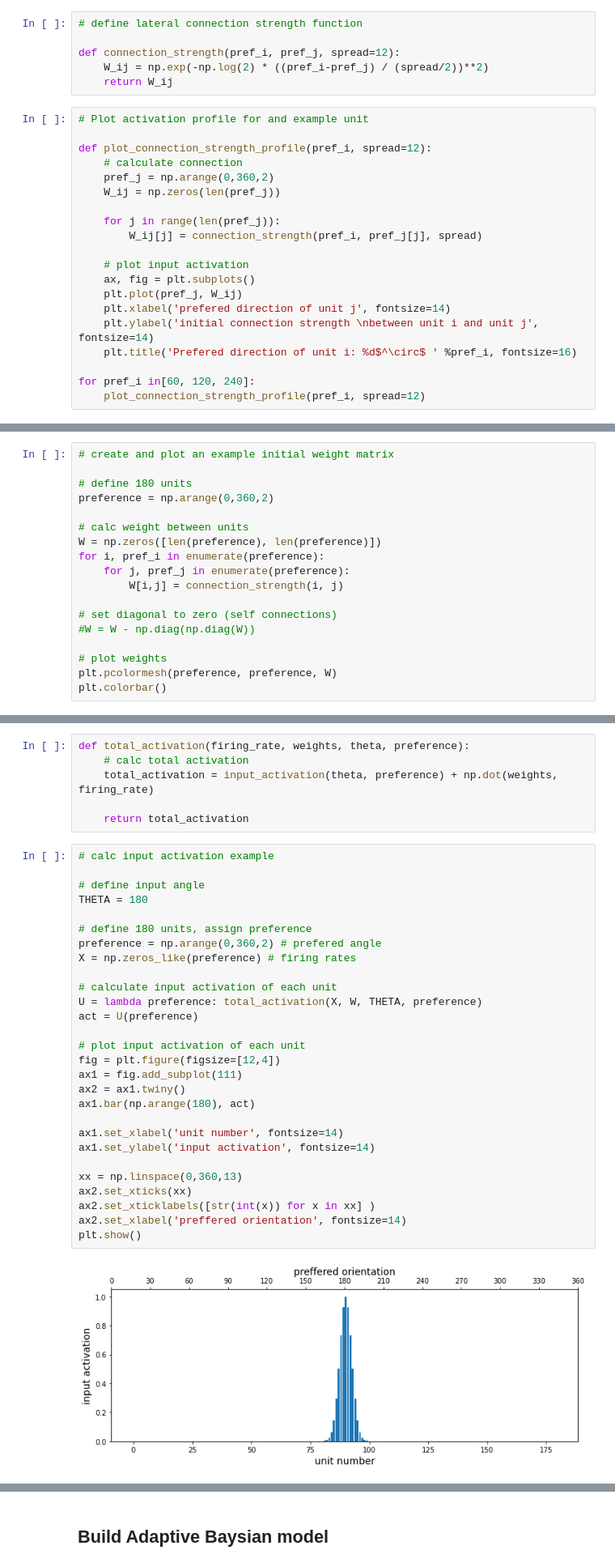
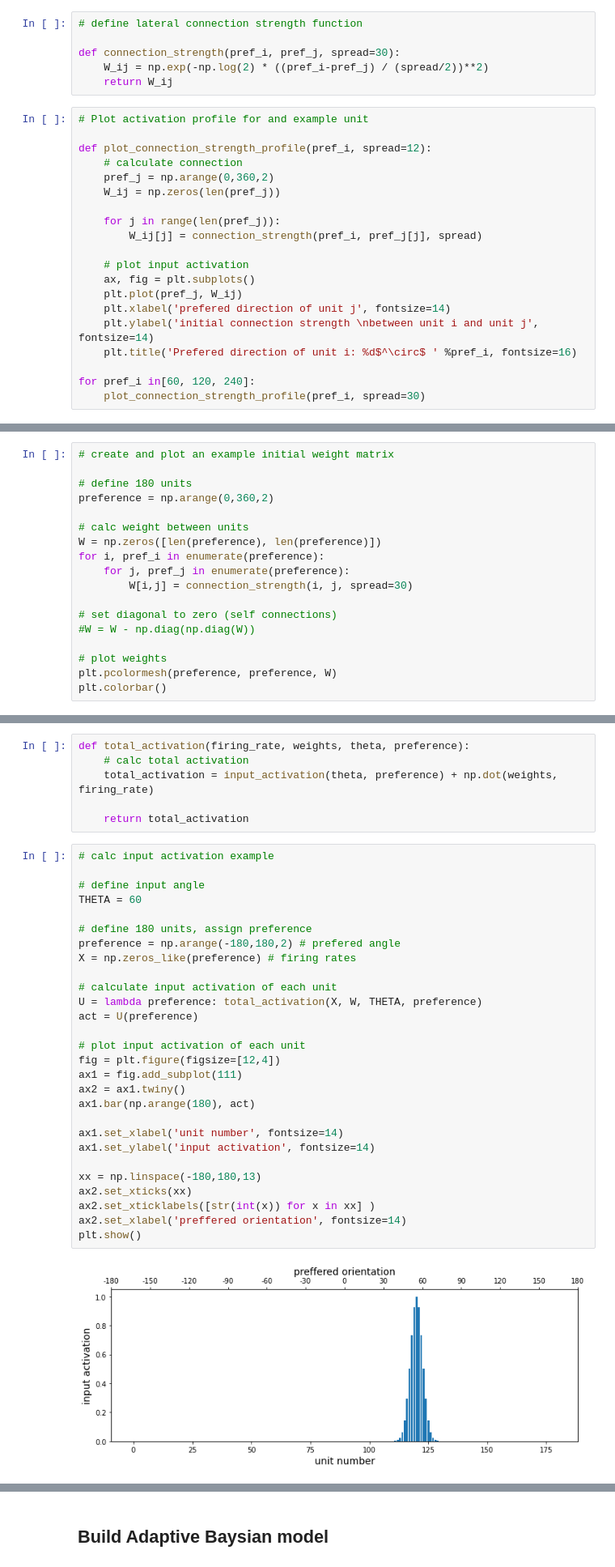
Before and after one commit to mwprestonjr/verstynen_2011_rpl, a Jupyter notebook: notebooks/verstynen_2011.ipynb, the cells around one changed output, grey strips where cells are left out. Shown at 81% size. Saved outputs shown, nothing was run; the diff lists cells and outputs as text.

```diff
--- a/notebooks/verstynen_2011.ipynb
+++ b/notebooks/verstynen_2011.ipynb
@@ -67,7 +66,7 @@ spread: *$\omega_L$*, full-width-half-magnitude (FWHM)
 # %%
 # define lateral connection strength function
 
-def connection_strength(pref_i, pref_j, spread=12):
+def connection_strength(pref_i, pref_j, spread=30):
     W_ij = np.exp(-np.log(2) * ((pref_i-pref_j) / (spread/2))**2)
     return W_ij
 # %%
@@ -89,5 +88,5 @@ def plot_connection_strength_profile(pref_i, spread=12):
     plt.title('Prefered direction of unit i: %d$^\circ$ ' %pref_i, fontsize=16)
 
 for pref_i in[60, 120, 240]:
-    plot_connection_strength_profile(pref_i, spread=12)
+    plot_connection_strength_profile(pref_i, spread=30)
 # %% [output]
@@ -104,7 +103,7 @@ preference = np.arange(0,360,2)
 W = np.zeros([len(preference), len(preference)])
 for i, pref_i in enumerate(preference):
     for j, pref_j in enumerate(preference):
-        W[i,j] = connection_strength(i, j)
+        W[i,j] = connection_strength(i, j, spread=30)
 
 # set diagonal to zero (self connections)
 #W = W - np.diag(np.diag(W))
@@ -129,33 +128,33 @@ def total_activation(firing_rate, weights, theta, preference):
 # %%
 # calc input activation example
 
 # define input angle
-THETA = 180
+THETA = 60
 
 # define 180 units, assign preference
-preference = np.arange(0,360,2) # prefered angle
+preference = np.arange(-180,180,2) # prefered angle
 X = np.zeros_like(preference) # firing rates
 
 # calculate input activation of each unit
 U = lambda preference: total_activation(X, W, THETA, preference)
 act = U(preference)
 
 # plot input activation of each unit
 fig = plt.figure(figsize=[12,4])
 ax1 = fig.add_subplot(111)
 ax2 = ax1.twiny()
 ax1.bar(np.arange(180), act)
 
 ax1.set_xlabel('unit number', fontsize=14)
 ax1.set_ylabel('input activation', fontsize=14)
 
-xx = np.linspace(0,360,13)
+xx = np.linspace(-180,180,13)
 ax2.set_xticks(xx)
 ax2.set_xticklabels([str(int(x)) for x in xx] )
 ax2.set_xlabel('preffered orientation', fontsize=14)
 plt.show()
 # %% [output]
-[figure, old version]
+[figure, new version]
 # %% [markdown]
 ### Firing Rates
 #### equation (11)
```
Also changed, not shown: parts of 12 cells of this notebook.
